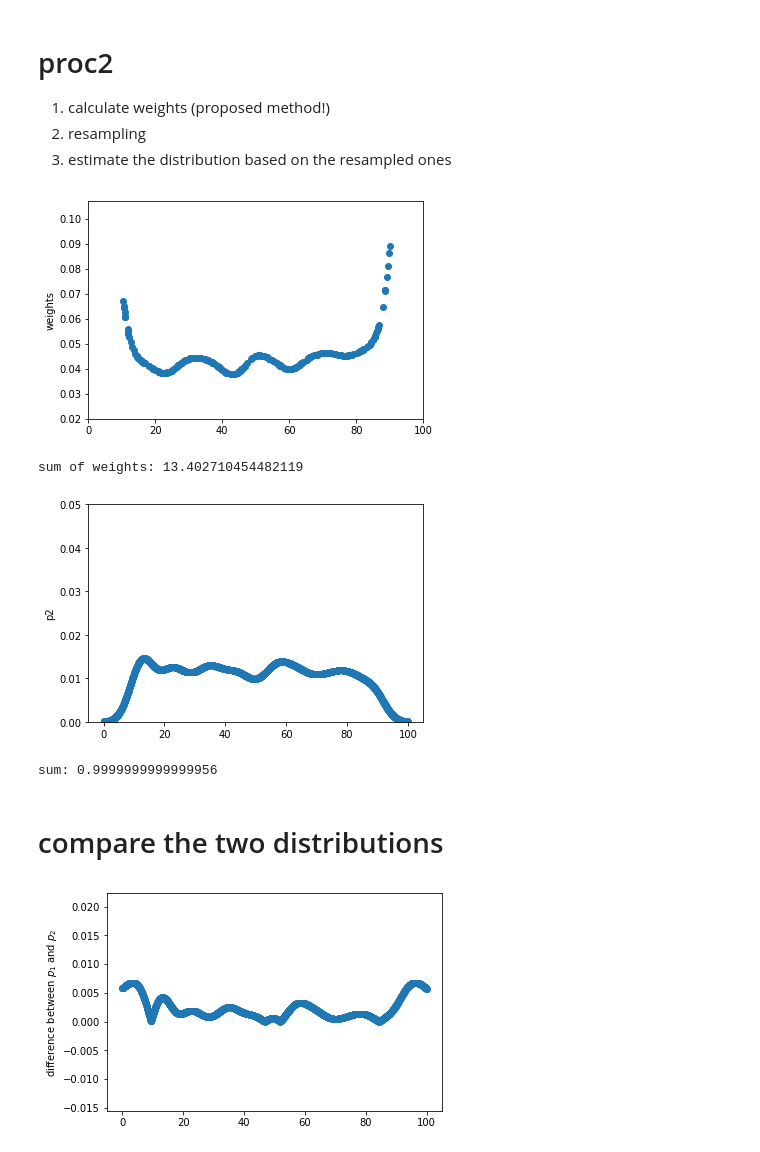
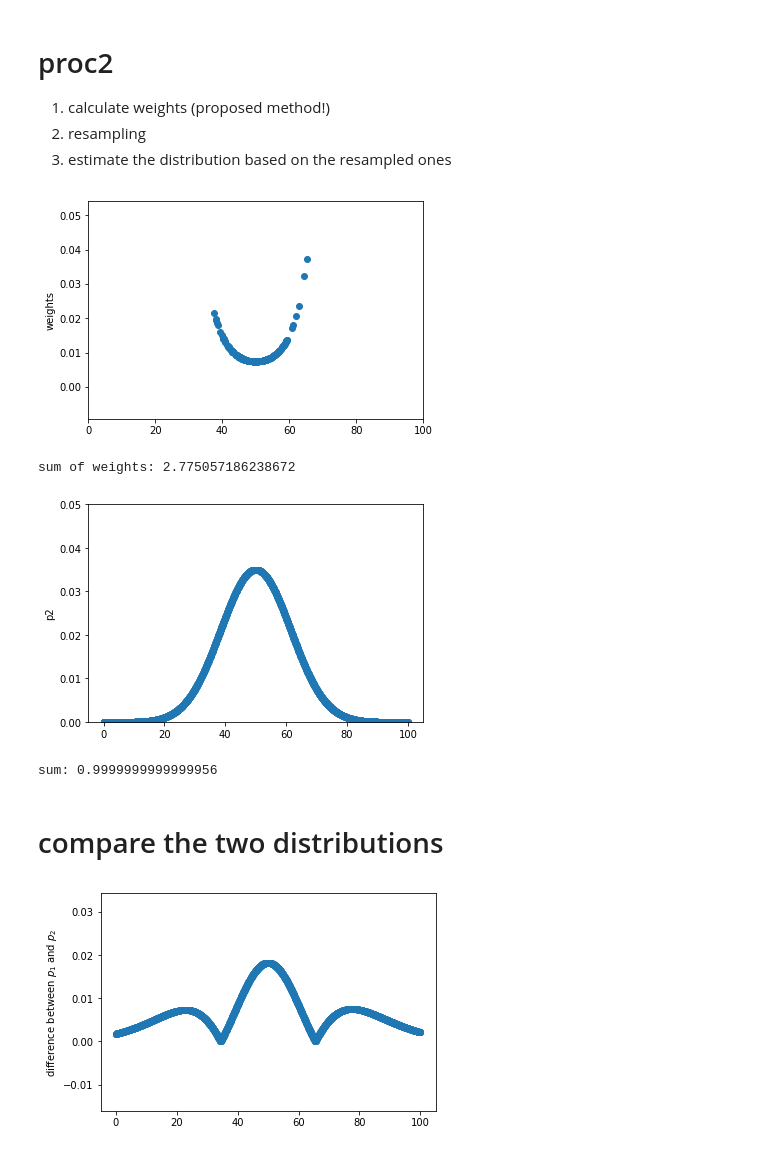
Before and after one commit to tidota/misc-code, a Jupyter notebook: snippets/python/fracexp/direct_reduction.ipynb, the cells around one changed output. Drawn from its saved outputs; the diff is of its cells as text; code cells hidden in the pictures.

```diff
--- a/snippets/python/fracexp/direct_reduction.ipynb
+++ b/snippets/python/fracexp/direct_reduction.ipynb
@@ -23,9 +24,9 @@ dlt = 0.05
 n_samples = 300
 samples = []
 for i in range(n_samples):
-    samples.append(random.uniform(rng[0] + (rng[1]-rng[0])*0.1, rng[1] - (rng[1]-rng[0])*0.1))
+    #samples.append(random.uniform(rng[0] + (rng[1]-rng[0])*0.1, rng[1] - (rng[1]-rng[0])*0.1))
     #samples.append(random.uniform(rng[0], rng[1]))
-    #samples.append(random.gauss((rng[0]+rng[1])/2.0, (rng[1]-rng[0])/2.0 * 0.1))
+    samples.append(random.gauss((rng[0]+rng[1])/2.0, (rng[1]-rng[0])/2.0 * 0.1))
 print("max: " + str(max(samples)))
 print("min: " + str(min(samples)))
 # %% [output]
@@ -34,17 +35,18 @@ min: 10.43238488321168
 # %% [markdown]
 # estimate the distribution (discrete)
 # %%
-sigma = 5
-k = lambda x1, x2: math.exp(-(x1 - x2)**2/sigma/sigma)
+sigma_opt = lambda s: statistics.variance(s) * math.pow(4.0/3.0/len(s), 1.0/5.0)
+k = lambda x1, x2, sigma=5: math.exp(-(x1 - x2)**2/sigma/sigma)
 x = rng[0]
 N = int((rng[1]-rng[0])/dlt+1)
 x_axis = []
 p = [0] * N
+sigma = sigma_opt(samples)
 for i in range(N):
     x = rng[0] + i * dlt
     x_axis += [x]
     for s in samples:
-        p[i] += k(x, s)
+        p[i] += k(x, s, sigma)
 sum_p = sum(p) * dlt
 for i in range(len(p)):
     p[i] /= sum_p
@@ -69,7 +71,7 @@ p1 = [0] * len(p)
 sum_p1 = 0
 for i in range(len(p)):
     p1[i] = math.pow(p[i], omega)
-    sum_p1 += p1[i] * dlt
+sum_p1 = sum(p1) * dlt
 for i in range(len(p1)):
     p1[i] /= sum_p1
 plt.scatter(x_axis, p1)
@@ -87,9 +89,10 @@ sum: 1.0000000000000009
 1. estimate the distribution based on the resampled ones
 # %%
 weights = [0] * n_samples
+sigma = sigma_opt(samples)
 for i in range(n_samples):
     for j in range(n_samples):
-        weights[i] += k(samples[i], samples[j])
+        weights[i] += k(samples[i], samples[j], sigma)
     weights[i] = math.pow(weights[i], omega - 1)
 plt.scatter(samples, weights)
 plt.ylabel('weights')
@@ -97,7 +100,7 @@ plt.ylabel('weights')
 plt.xlim(rng[0], rng[1])
 plt.show()
 # %% [output]
-[figure, old version]
+[figure, new version]
 # %%
 next_samples = [0] * n_samples
 sum_weight = sum(weights)
@@ -111,27 +114,28 @@ for i in range(n_samples):
             next_samples[i] = samples[j]
             break
 # %% [output]
-sum of weights: 13.402710454482119
+sum of weights: 2.775057186238672
 # %%
 x = rng[0]
 N = int((rng[1]-rng[0])/dlt+1)
 x_axis = []
 p2 = [0] * N
+sigma = sigma_opt(next_samples)
 for i in range(N):
     x = rng[0] + i * dlt
     x_axis += [x]
     for s in next_samples:
-        p2[i] += k(x, s)
+        p2[i] += k(x, s, sigma)
 sum_p2 = sum(p2) * dlt
 for i in range(len(p2)):
     p2[i] /= sum_p2
 plt.scatter(x_axis, p2)
 plt.ylabel('p2')
 plt.ylim(0, 0.05)
 plt.show()
 print('sum: ' + str(sum(p2)*dlt))
 # %% [output]
-[figure, old version]
+[figure, new version]
 sum: 0.9999999999999956
 # %% [markdown]
 # compare the two distributions
@@ -144,7 +148,7 @@ plt.ylabel('difference between $p_1$ and $p_2$')
 #plt.ylim(0, 0.01)
 plt.show()
 # %% [output]
-[figure, old version]
+[figure, new version]
 # %%
 p_hat = [0] * len(p)
 p_hat_sum = 0
```
Also changed, not shown: parts of 6 cells of this notebook.
